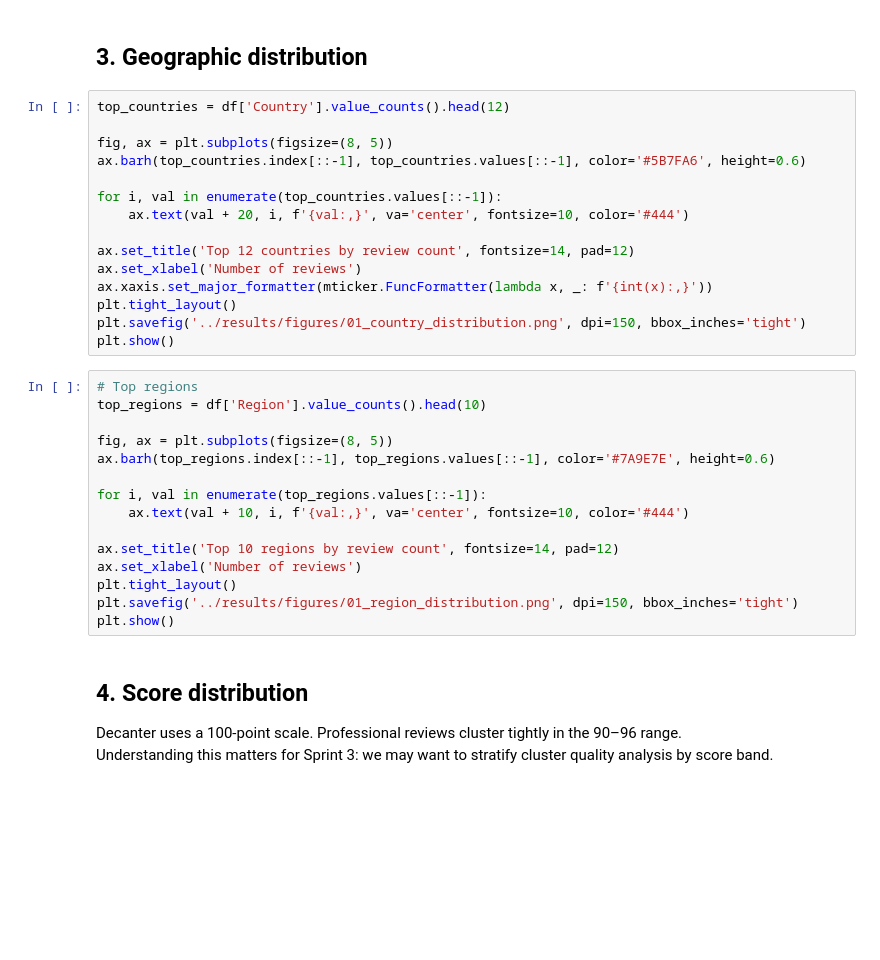
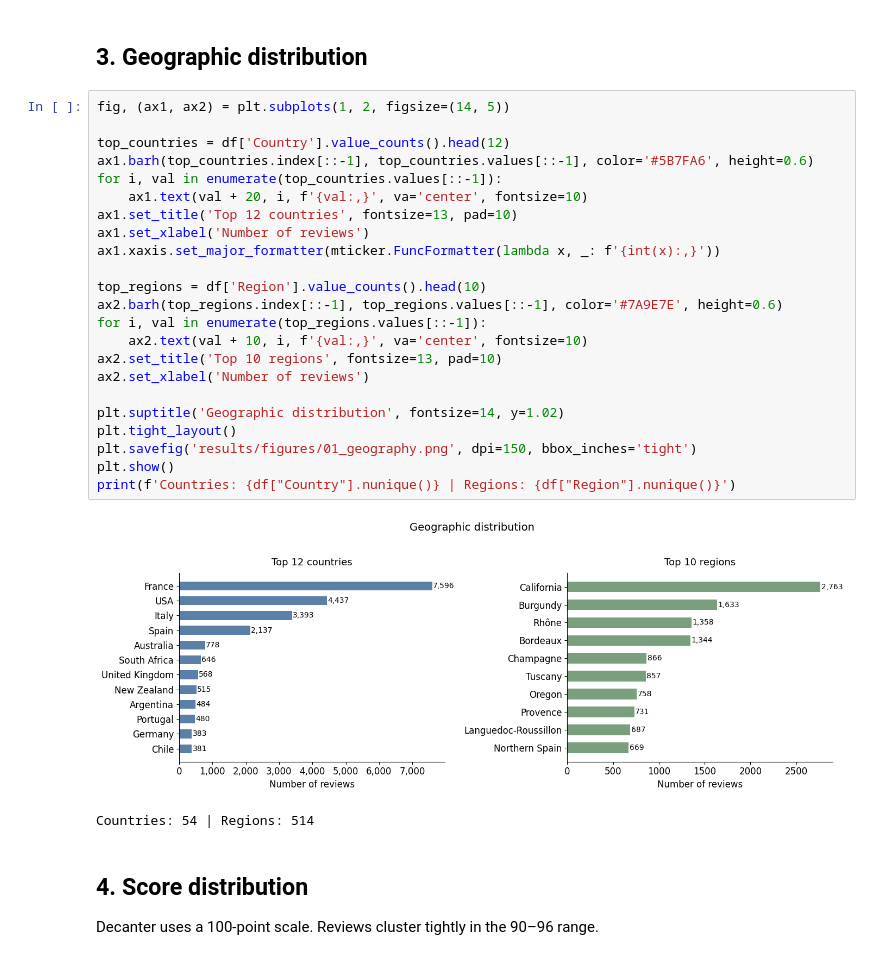
Before and after one commit to sbv239/wine-style-clustering, a Jupyter notebook: notebooks/01_eda.ipynb, the cells around one changed output. Saved outputs shown, nothing was run; the diff lists cells and outputs as text; blank space fills up the shorter version.

```diff
--- a/notebooks/01_eda.ipynb
+++ b/notebooks/01_eda.ipynb
@@ -73,39 +84,34 @@ print(f'\nRed + White for modelling: {colour_counts["Red"] + colour_counts["Whit
 # %% [markdown]
 ## 3. Geographic distribution
 # %%
+fig, (ax1, ax2) = plt.subplots(1, 2, figsize=(14, 5))
+
 top_countries = df['Country'].value_counts().head(12)
+ax1.barh(top_countries.index[::-1], top_countries.values[::-1], color='#5B7FA6', height=0.6)
+for i, val in enumerate(top_countries.values[::-1]):
+    ax1.text(val + 20, i, f'{val:,}', va='center', fontsize=10)
+ax1.set_title('Top 12 countries', fontsize=13, pad=10)
+ax1.set_xlabel('Number of reviews')
+ax1.xaxis.set_major_formatter(mticker.FuncFormatter(lambda x, _: f'{int(x):,}'))
 
-fig, ax = plt.subplots(figsize=(8, 5))
-ax.barh(top_countries.index[::-1], top_countries.values[::-1], color='#5B7FA6', height=0.6)
+top_regions = df['Region'].value_counts().head(10)
+ax2.barh(top_regions.index[::-1], top_regions.values[::-1], color='#7A9E7E', height=0.6)
+for i, val in enumerate(top_regions.values[::-1]):
+    ax2.text(val + 10, i, f'{val:,}', va='center', fontsize=10)
+ax2.set_title('Top 10 regions', fontsize=13, pad=10)
+ax2.set_xlabel('Number of reviews')
 
-for i, val in enumerate(top_countries.values[::-1]):
-    ax.text(val + 20, i, f'{val:,}', va='center', fontsize=10, color='#444')
-
-ax.set_title('Top 12 countries by review count', fontsize=14, pad=12)
-ax.set_xlabel('Number of reviews')
-ax.xaxis.set_major_formatter(mticker.FuncFormatter(lambda x, _: f'{int(x):,}'))
+plt.suptitle('Geographic distribution', fontsize=14, y=1.02)
 plt.tight_layout()
-plt.savefig('../results/figures/01_country_distribution.png', dpi=150, bbox_inches='tight')
+plt.savefig('results/figures/01_geography.png', dpi=150, bbox_inches='tight')
 plt.show()
+print(f'Countries: {df["Country"].nunique()} | Regions: {df["Region"].nunique()}')
+# %% [output]
+[figure, added]
+Countries: 54 | Regions: 514
-# %%
-# Top regions
-top_regions = df['Region'].value_counts().head(10)
-
-fig, ax = plt.subplots(figsize=(8, 5))
-ax.barh(top_regions.index[::-1], top_regions.values[::-1], color='#7A9E7E', height=0.6)
-
-for i, val in enumerate(top_regions.values[::-1]):
-    ax.text(val + 10, i, f'{val:,}', va='center', fontsize=10, color='#444')
-
-ax.set_title('Top 10 regions by review count', fontsize=14, pad=12)
-ax.set_xlabel('Number of reviews')
-plt.tight_layout()
-plt.savefig('../results/figures/01_region_distribution.png', dpi=150, bbox_inches='tight')
-plt.show()
 # %% [markdown]
 ## 4. Score distribution
 
-Decanter uses a 100-point scale. Professional reviews cluster tightly in the 90–96 range.
-Understanding this matters for Sprint 3: we may want to stratify cluster quality analysis by score band.
+Decanter uses a 100-point scale. Reviews cluster tightly in the 90–96 range.
 # %%
 df_scored = df.dropna(subset=['score'])
```
Also changed, not shown: parts of 24 cells of this notebook, 36 other files.
